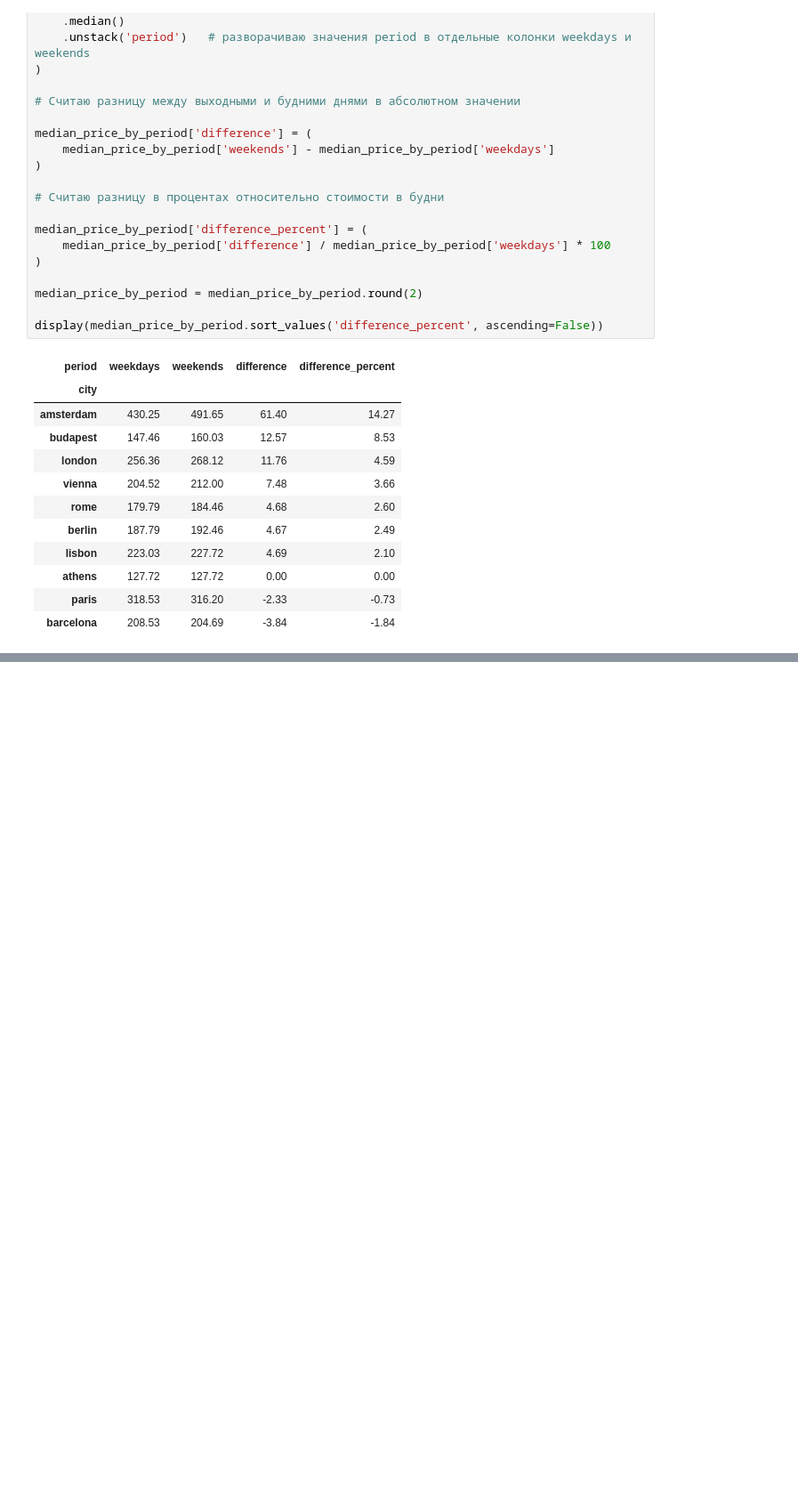
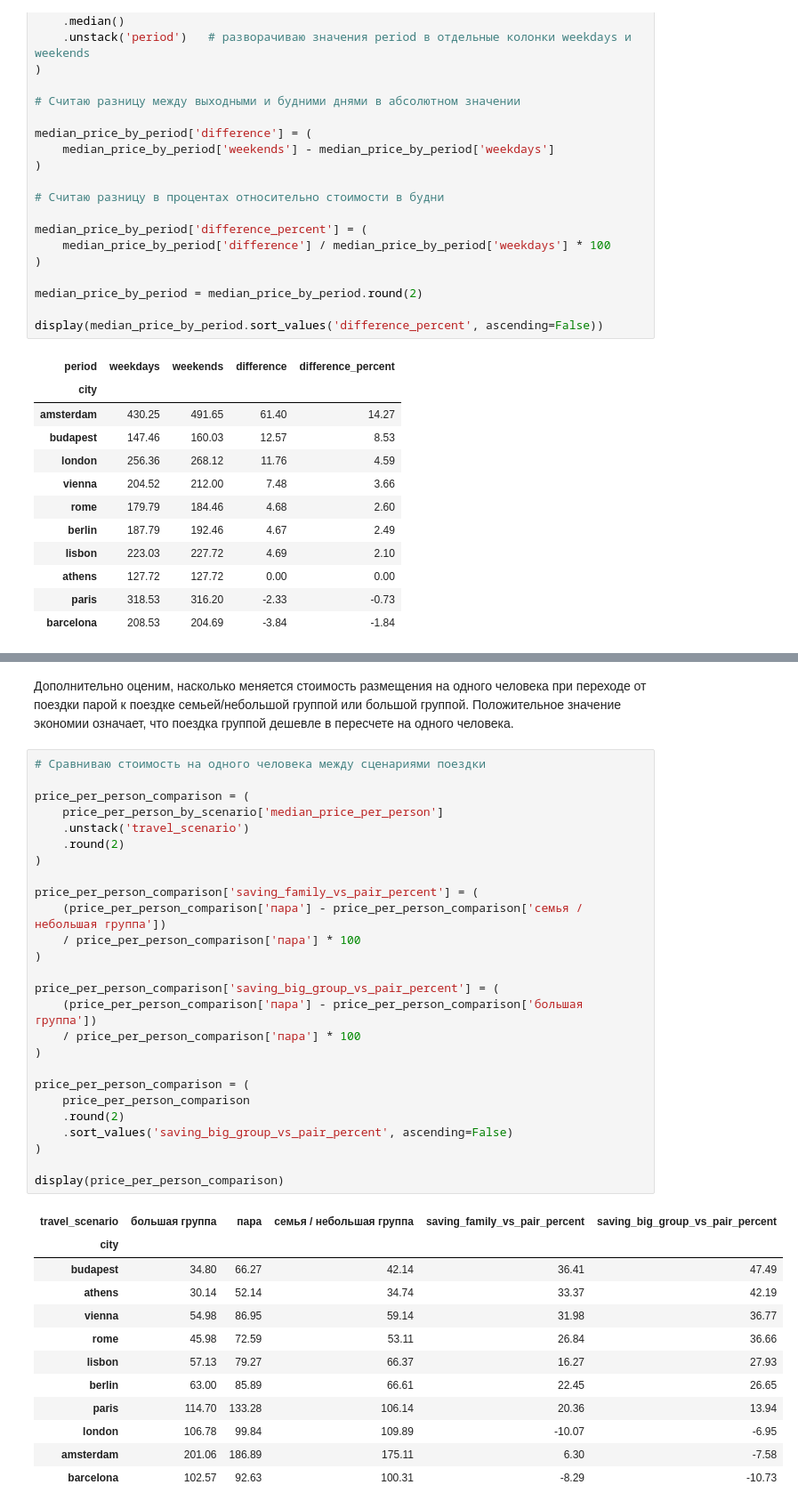
Before and after one commit to kachalovav96italy-cloud/airbnb-europe-eda, a Jupyter notebook: notebooks/airbnb_europe_eda.ipynb, the cells around one changed output, grey strips where cells are left out. Shown at 89% size. Cells and saved outputs as stored; diff of their text form; blank space fills up the shorter version.

```diff
--- a/notebooks/airbnb_europe_eda.ipynb
+++ b/notebooks/airbnb_europe_eda.ipynb
@@ -725,0 +820,41 @@ display(median_price_by_period.sort_values('difference_percent', ascending=False
+# %% [markdown]
+Дополнительно оценим, насколько меняется стоимость размещения на одного человека при переходе от поездки парой к поездке семьей/небольшой группой или большой группой. Положительное значение экономии означает, что поездка группой дешевле в пересчете на одного человека.
+# %%
+# Сравниваю стоимость на одного человека между сценариями поездки
+
+price_per_person_comparison = (
+    price_per_person_by_scenario['median_price_per_person']
+    .unstack('travel_scenario')
+    .round(2)
+)
+
+price_per_person_comparison['saving_family_vs_pair_percent'] = (
+    (price_per_person_comparison['пара'] - price_per_person_comparison['семья / небольшая группа'])
+    / price_per_person_comparison['пара'] * 100
+)
+
+price_per_person_comparison['saving_big_group_vs_pair_percent'] = (
+    (price_per_person_comparison['пара'] - price_per_person_comparison['большая группа'])
+    / price_per_person_comparison['пара'] * 100
+)
+
+price_per_person_comparison = (
+    price_per_person_comparison
+    .round(2)
+    .sort_values('saving_big_group_vs_pair_percent', ascending=False)
+)
+
+display(price_per_person_comparison)
+# %% [output]
+| travel_scenario | большая группа | пара | семья / небольшая группа | saving_family_vs_pair_percent | saving_big_group_vs_pair_percent |
+| city |  |  |  |  |  |
+| budapest | 34.80 | 66.27 | 42.14 | 36.41 | 47.49 |
+| athens | 30.14 | 52.14 | 34.74 | 33.37 | 42.19 |
+| vienna | 54.98 | 86.95 | 59.14 | 31.98 | 36.77 |
+| rome | 45.98 | 72.59 | 53.11 | 26.84 | 36.66 |
+| lisbon | 57.13 | 79.27 | 66.37 | 16.27 | 27.93 |
+| berlin | 63.00 | 85.89 | 66.61 | 22.45 | 26.65 |
+| paris | 114.70 | 133.28 | 106.14 | 20.36 | 13.94 |
+| london | 106.78 | 99.84 | 109.89 | -10.07 | -6.95 |
+| amsterdam | 201.06 | 186.89 | 175.11 | 6.30 | -7.58 |
+| barcelona | 102.57 | 92.63 | 100.31 | -8.29 | -10.73 |
```
Also changed, not shown: parts of 40 cells of this notebook, 1 other file.
